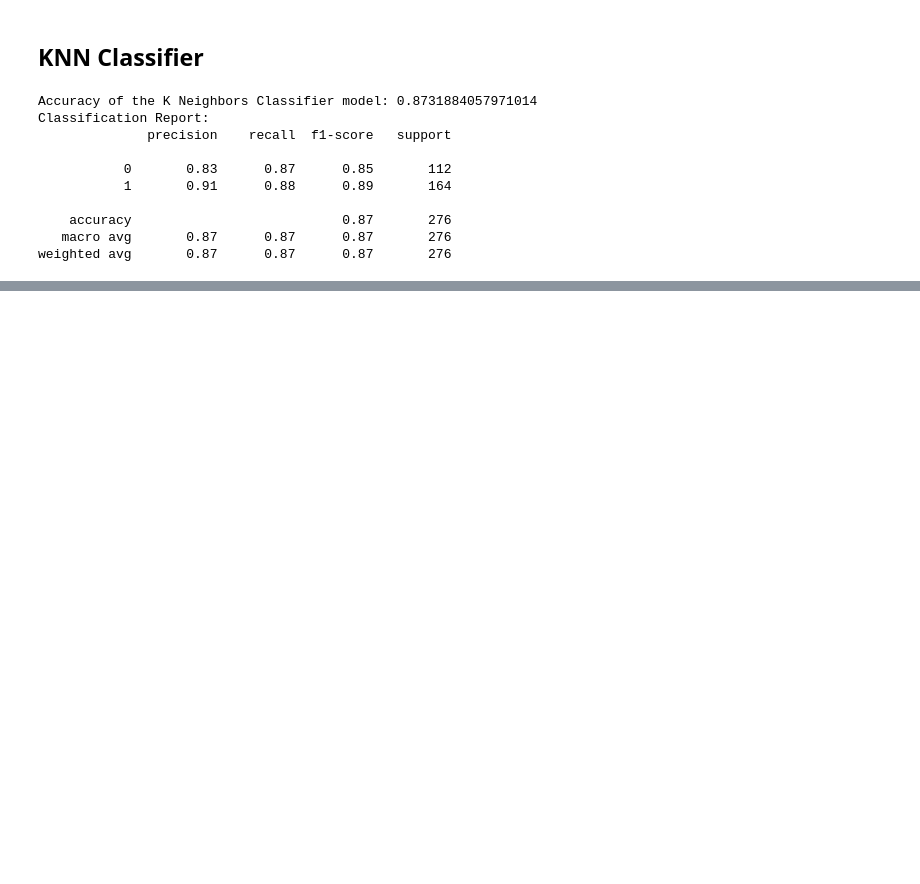
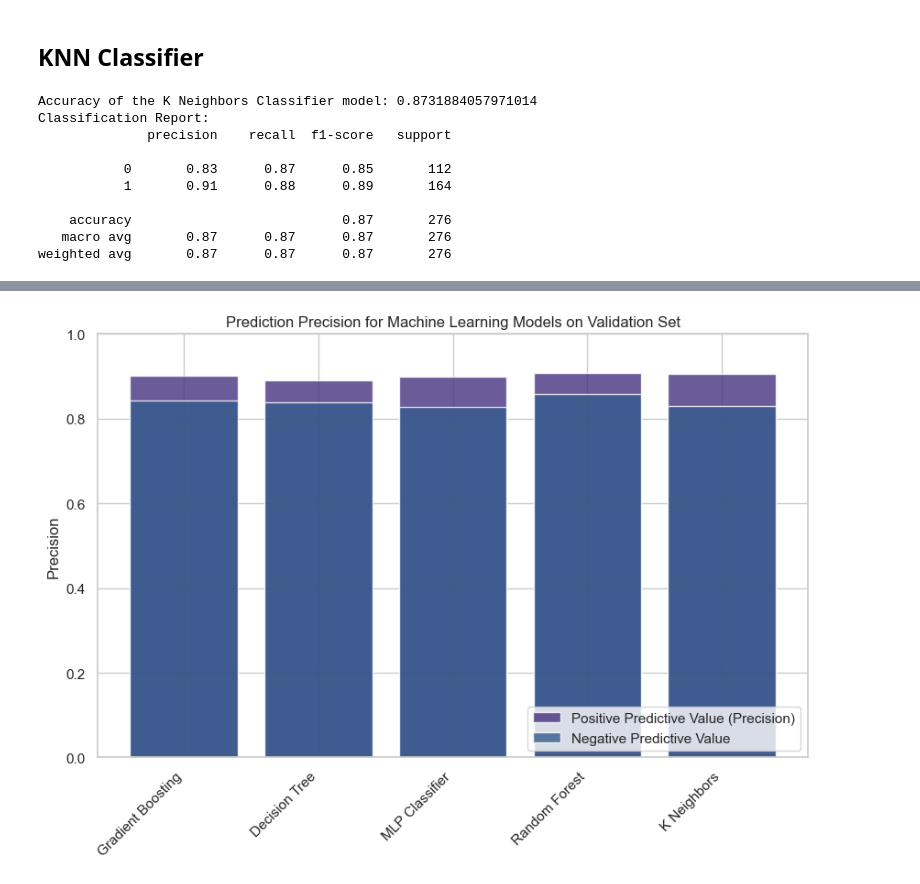
Before and after one commit to gbhardwaj00/heart-disease-ml, a Jupyter notebook: heart-failure-prediction.ipynb, the cells around one changed output, grey strips where cells are left out. Saved outputs shown, nothing was run; the diff lists cells and outputs as text; code cells hidden in the pictures; blank space fills up the shorter version.

```diff
--- a/heart-failure-prediction.ipynb
+++ b/heart-failure-prediction.ipynb
@@ -467,0 +493,28 @@ weighted avg       0.87      0.87      0.87       276
+# %%
+# Function to calculate negative predictive value
+def calculate_negative_predictive_value(y_true, y_pred):
+    tn, fp, fn, tp = confusion_matrix(y_true, y_pred).ravel()
+    return tn / (tn + fn)
+
+model_names = ['Gradient Boosting', 'Decision Tree', 'MLP Classifier', 'Random Forest', 'K Neighbors']
+precision_positive = [precision_score(y_valid, model.predict(X_valid)) for model in [GBCmodel, DTModel, MLPModel, RFModel, KNNModel]]
+precision_negative = [calculate_negative_predictive_value(y_valid, model.predict(X_valid)) for model in [GBCmodel, DTModel, MLPModel, RFModel, KNNModel]]
+
+plt.figure(figsize=(10, 6))
+color1 = sns.color_palette('viridis')[0]
+color2 = sns.color_palette('viridis')[1]
+
+# Plotting Positive Predictive Value
+bars_positive = plt.bar(model_names, precision_positive, color=color1, alpha=0.8, label='Positive Predictive Value (Precision)')
+
+# Plotting Negative Predictive Value
+bars_negative = plt.bar(model_names, precision_negative, color=color2, alpha=0.8, label='Negative Predictive Value')
+
+plt.ylabel('Precision')
+plt.title('Prediction Precision for Machine Learning Models on Validation Set')
+plt.legend(loc='lower right')
+plt.xticks(rotation=45, ha='right')
+plt.ylim(0, 1.0)
+plt.show()
+# %% [output]
+[figure, added]
```
Also changed, not shown: parts of 5 cells of this notebook.
